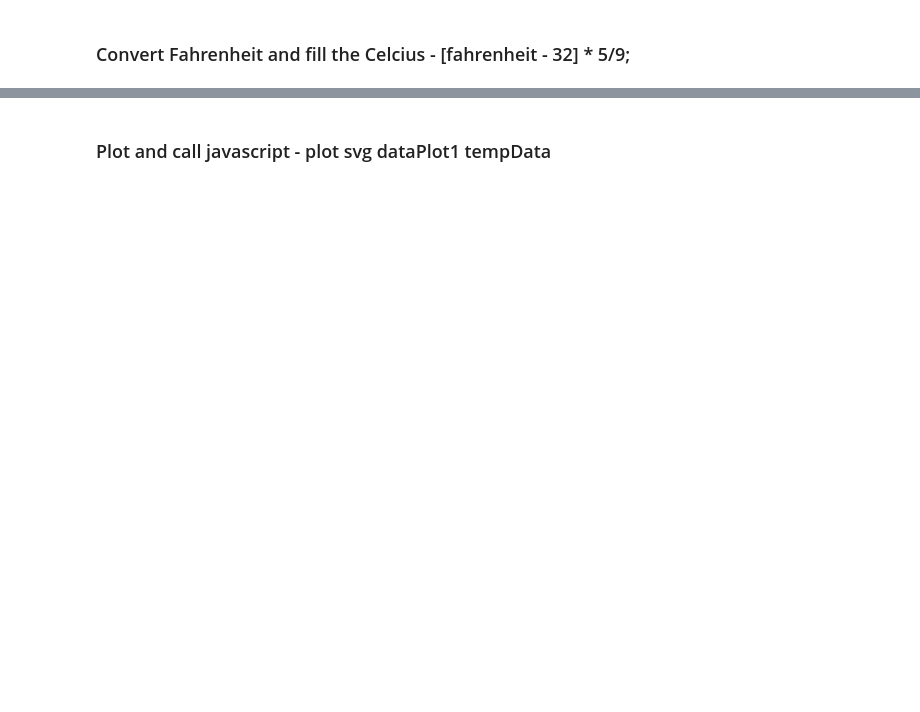
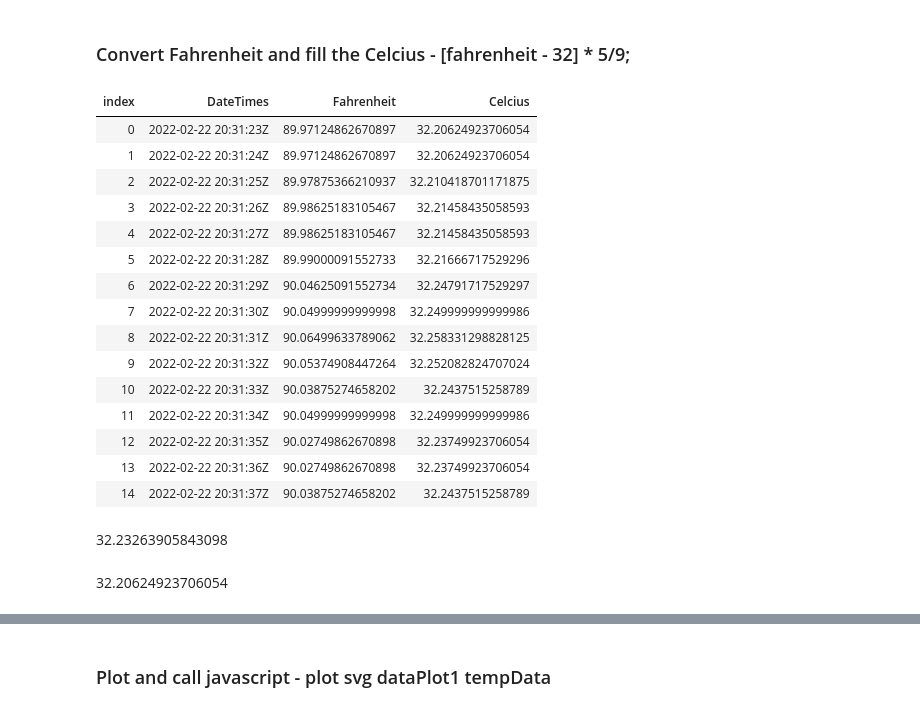
Before and after one commit to rondagdag/dotnetcode-jupyter-talk, a Jupyter notebook: IoT-Temperature-initial.ipynb, the cells around one changed output, grey strips where cells are left out. Cells and saved outputs as stored; diff of their text form; code cells hidden in the pictures; blank space fills up the shorter version.

```diff
--- a/IoT-Temperature-initial.ipynb
+++ b/IoT-Temperature-initial.ipynb
@@ -164,10 +358,34 @@ row0
 # %% [markdown]
 ### Convert Fahrenheit and fill the Celcius - [fahrenheit - 32] * 5/9;
 # %%
-newDf.Columns["Celcius"] =
+newDf.Columns["Celcius"] = (fahrenheit - 32) * 5/9;
 newDf
+# %% [output]
+| index | DateTimes | Fahrenheit | Celcius |
+| 0 | 2022-02-22 20:31:23Z | 89.97124862670897 | 32.20624923706054 |
+| 1 | 2022-02-22 20:31:24Z | 89.97124862670897 | 32.20624923706054 |
+| 2 | 2022-02-22 20:31:25Z | 89.97875366210937 | 32.210418701171875 |
+| 3 | 2022-02-22 20:31:26Z | 89.98625183105467 | 32.21458435058593 |
+| 4 | 2022-02-22 20:31:27Z | 89.98625183105467 | 32.21458435058593 |
+| 5 | 2022-02-22 20:31:28Z | 89.99000091552733 | 32.21666717529296 |
+| 6 | 2022-02-22 20:31:29Z | 90.04625091552734 | 32.24791717529297 |
+| 7 | 2022-02-22 20:31:30Z | 90.04999999999998 | 32.249999999999986 |
+| 8 | 2022-02-22 20:31:31Z | 90.06499633789062 | 32.258331298828125 |
+| 9 | 2022-02-22 20:31:32Z | 90.05374908447264 | 32.252082824707024 |
+| 10 | 2022-02-22 20:31:33Z | 90.03875274658202 | 32.2437515258789 |
+| 11 | 2022-02-22 20:31:34Z | 90.04999999999998 | 32.249999999999986 |
+| 12 | 2022-02-22 20:31:35Z | 90.02749862670898 | 32.23749923706054 |
+| 13 | 2022-02-22 20:31:36Z | 90.02749862670898 | 32.23749923706054 |
+| 14 | 2022-02-22 20:31:37Z | 90.03875274658202 | 32.2437515258789 |
 # %%
 var celciusMean = newDf.Columns["Celcius"].Mean();
 celciusMean
+# %% [output]
+32.23263905843098
+# %%
+var a = newDf.Columns["Celcius"].Min();
+a
+# %% [output]
+32.20624923706054
 # %%
 Chart.Plot(
```
Also changed, not shown: parts of 37 cells of this notebook, 1 other file.
